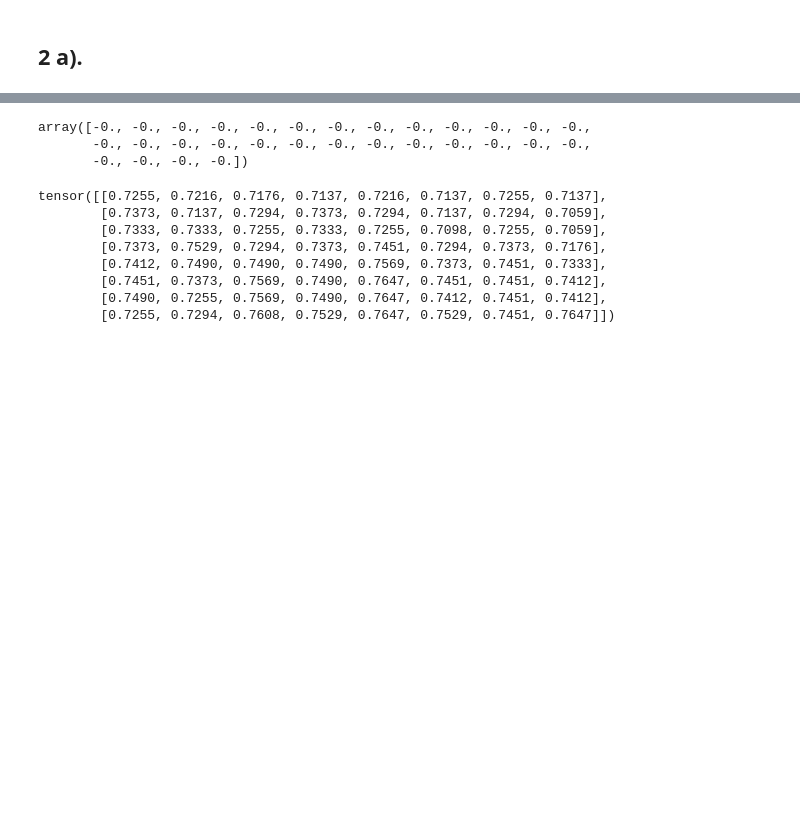
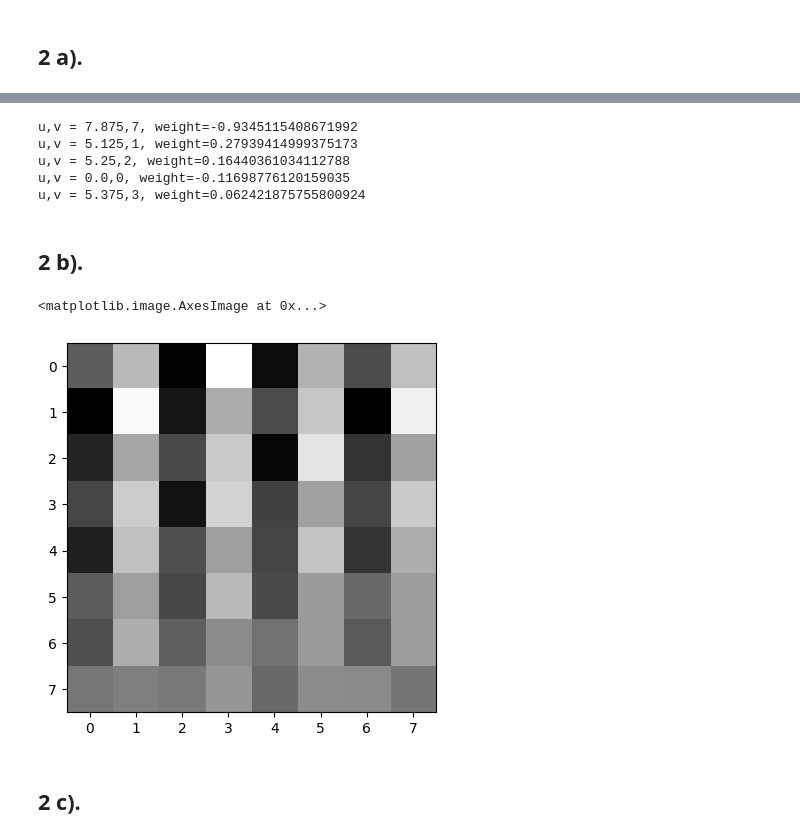
Before and after one commit to lisihang1401443109/duke_hw, a Jupyter notebook: HW2/HW2_starter_code.ipynb, the cells around one changed output, grey strips where cells are left out. Cells and saved outputs as stored; diff of their text form; code cells hidden in the pictures; blank space fills up the shorter version.

```diff
--- a/HW2/HW2_starter_code.ipynb
+++ b/HW2/HW2_starter_code.ipynb
@@ -555,15 +555,12 @@ pixels = torch.randperm(64)[:64-S]
 masks = torch.zeros(64)
 masks[pixels] = 1
 
-P, Q = 30, 30
+P, Q = 64, 64
 T = np.zeros((P, Q))
 # apply dct
 for u in range(P):
     for v in range(Q):
         alpha = np.sqrt(1/(P*Q)) if u == 0 else np.sqrt(2/(P*Q))
-        for x in range(8*8):
-            if masks[x] == 1:
-                T[u, v] += alpha * f_block[x] * np.cos(np.pi * (2*x + 1) * u / (2*P*Q))
+        T[u, v] = alpha * np.cos(np.pi * (2*v + 1) * u / (2*P*Q))
 
-
-T.shape, T
+# T.shape, T
@@ -587,0 +567,9 @@ T.shape, T
+# %%
+print('Note: the lambda was chosen to be smaller than asked in the assignment because the original lambda yielded all-0 vector')
+λ = 0.01
+lasso = Lasso(λ)
+T1 = T[masks==0]
+# T2 = T1[:, masks==0]
+corrupted_block = c_block.flatten()[masks == 0]
+lasso.fit(T1, corrupted_block.reshape(-1, 1))
+print(lasso.coef_)
@@ -589,11 +583,9 @@ T.shape, T
 # lasso to estimate alpha
 
 from sklearn.linear_model import Lasso
-λ = 0.01
+λ = 0.0000003
 
-lasso = Lasso(λ)
-
-# get the corrupted block
-corrupted_block = c_block.flatten()[masks == 0]
-lasso.fit(T, corrupted_block.reshape(-1, 1))
+lasso = Lasso(λ, max_iter=2000000)
+lasso.fit(T1, corrupted_block.reshape(-1, 1))
+lasso.coef_
 # %% [output]
@@ -601,17 +605,32 @@ Lasso(alpha=0.01)
-# %%
-lasso.coef_
-# %% [output]
-array([-0., -0., -0., -0., -0., -0., -0., -0., -0., -0., -0., -0., -0.,
-       -0., -0., -0., -0., -0., -0., -0., -0., -0., -0., -0., -0., -0.,
-       -0., -0., -0., -0.])
-# %%
-c_block
-# %% [output]
-tensor([[0.7255, 0.7216, 0.7176, 0.7137, 0.7216, 0.7137, 0.7255, 0.7137],
-        [0.7373, 0.7137, 0.7294, 0.7373, 0.7294, 0.7137, 0.7294, 0.7059],
-        [0.7333, 0.7333, 0.7255, 0.7333, 0.7255, 0.7098, 0.7255, 0.7059],
-        [0.7373, 0.7529, 0.7294, 0.7373, 0.7451, 0.7294, 0.7373, 0.7176],
-        [0.7412, 0.7490, 0.7490, 0.7490, 0.7569, 0.7373, 0.7451, 0.7333],
-        [0.7451, 0.7373, 0.7569, 0.7490, 0.7647, 0.7451, 0.7451, 0.7412],
-        [0.7490, 0.7255, 0.7569, 0.7490, 0.7647, 0.7412, 0.7451, 0.7412],
-        [0.7255, 0.7294, 0.7608, 0.7529, 0.7647, 0.7529, 0.7451, 0.7647]])
+# %%
+max_mags = np.argsort(-np.abs(lasso.coef_), axis=0, )[:5]
+# to u,v index
+for pos in max_mags:
+    print(f'u,v = {pos/8},{pos%8}, weight={lasso.coef_[pos]}')
+# %% [output]
+u,v = 7.875,7, weight=-0.9345115408671992
+u,v = 5.125,1, weight=0.27939414999375173
+u,v = 5.25,2, weight=0.16440361034112788
+u,v = 0.0,0, weight=-0.11698776120159035
+u,v = 5.375,3, weight=0.062421875755800924
+# %% [markdown]
+## 2 b).
+# %%
+# reconstruct image
+
+reconstruction = np.zeros(64)
+
+coefs = lasso.coef_
+
+for i in range(64):
+    for j in range(64):
+        alpha = np.sqrt(1/(64)) if i == 0 else np.sqrt(2/(64))
+        reconstruction[i] += alpha * coefs[j] * np.cos(np.pi * (2*j + 1) * i / (2*64))
+
+reconstruction = reconstruction.reshape(8, 8)
+plt.imshow(reconstruction, cmap='gray')
+# %% [output]
+<matplotlib.image.AxesImage at 0x...>
+[figure, added]
+# %% [markdown]
+## 2 c).
```
Also changed, not shown: parts of 11 cells of this notebook.
